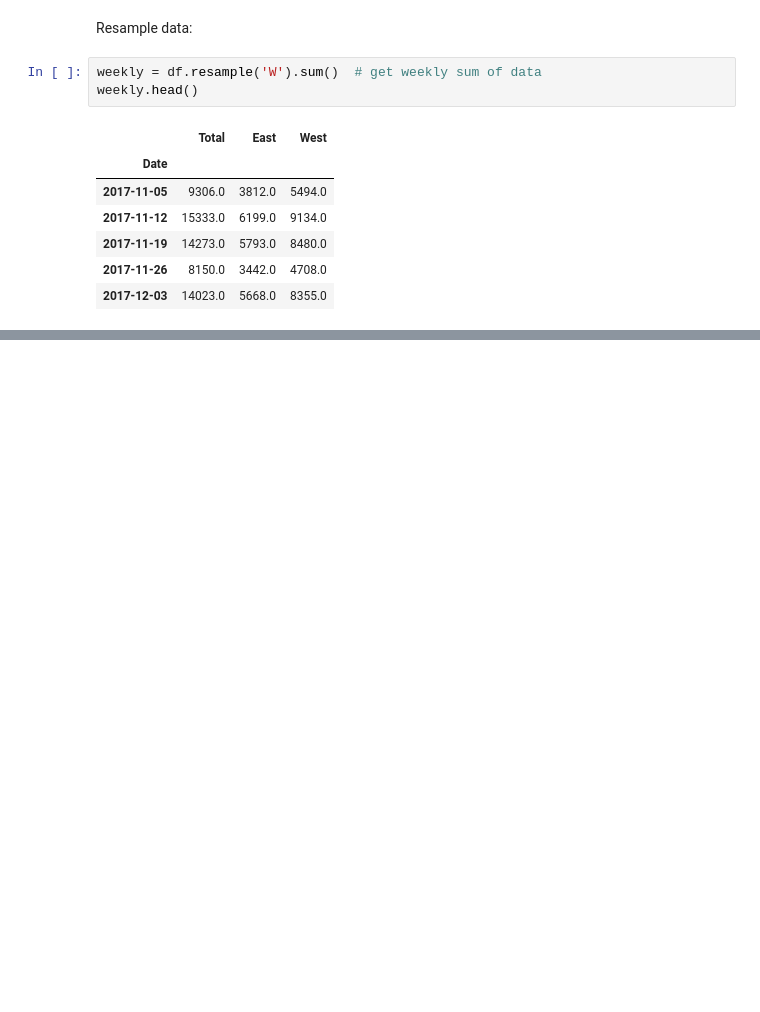
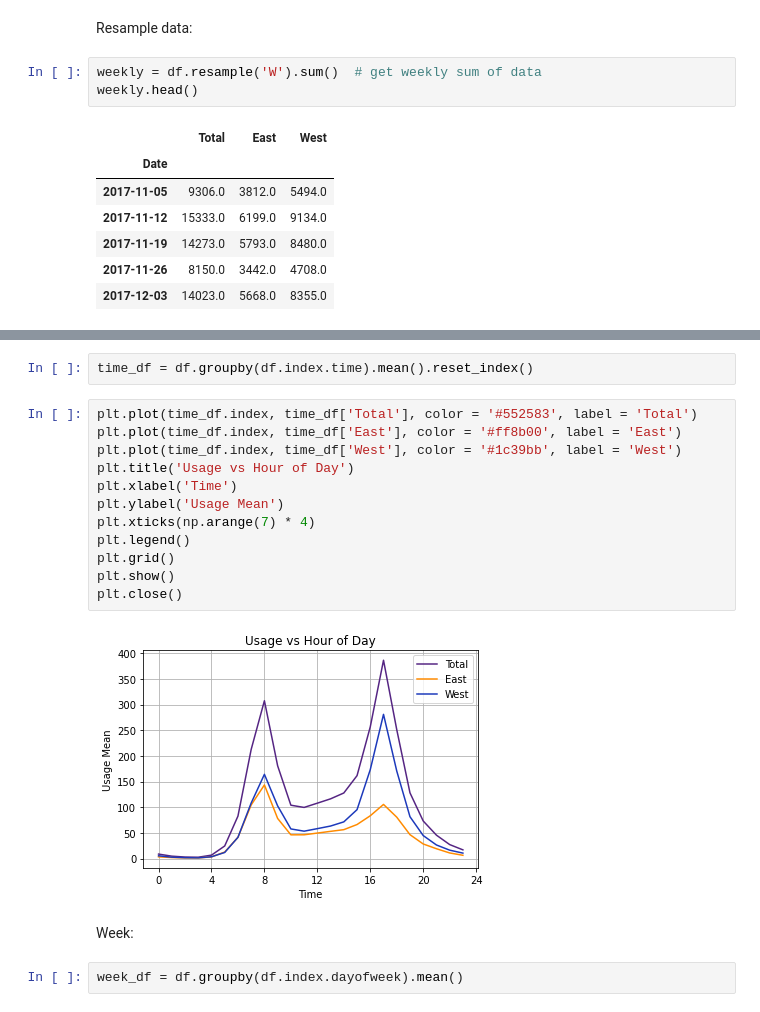
Before and after one commit to samar14641/timeseries-101, a Jupyter notebook: fremont_bridge_analysis.ipynb, the cells around one changed output, grey strips where cells are left out. Saved outputs shown, nothing was run; the diff lists cells and outputs as text; blank space fills up the shorter version.

```diff
--- a/fremont_bridge_analysis.ipynb
+++ b/fremont_bridge_analysis.ipynb
@@ -86,0 +184,20 @@ plt.close()
+# %%
+time_df = df.groupby(df.index.time).mean().reset_index()
+# %%
+plt.plot(time_df.index, time_df['Total'], color = '#552583', label = 'Total')
+plt.plot(time_df.index, time_df['East'], color = '#ff8b00', label = 'East')
+plt.plot(time_df.index, time_df['West'], color = '#1c39bb', label = 'West')
+plt.title('Usage vs Hour of Day')
+plt.xlabel('Time')
+plt.ylabel('Usage Mean')
+plt.xticks(np.arange(7) * 4)
+plt.legend()
+plt.grid()
+plt.show()
+plt.close()
+# %% [output]
+[figure, added]
+# %% [markdown]
+Week:
+# %%
+week_df = df.groupby(df.index.dayofweek).mean()
```
Also changed, not shown: parts of 19 cells of this notebook.
